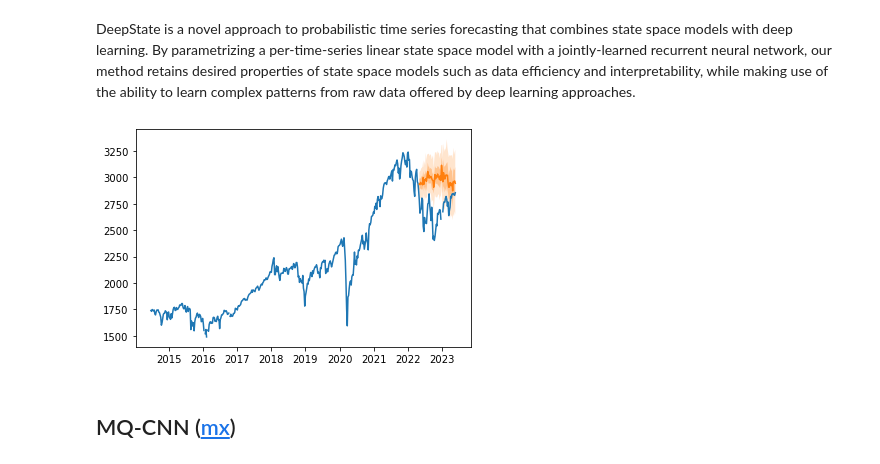
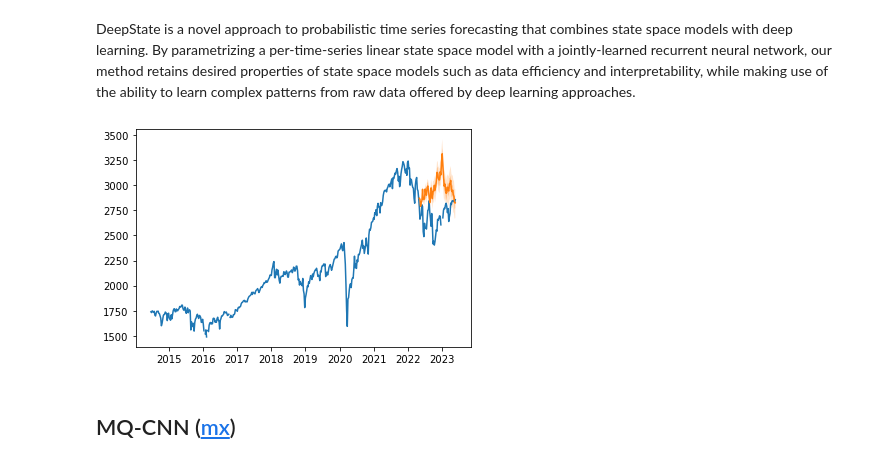
Before and after one commit to jhb300/project_submission_hai_performer, a Jupyter notebook: modelling/modelling_experimentation_v2.ipynb, the cells around one changed output. Drawn from its saved outputs; the diff is of its cells as text; code cells hidden in the pictures.

Commit message:
Fixed multiple Forecast plotting & small fixes & mqcnn

```diff
--- a/modelling/modelling_experimentation_v2.ipynb
+++ b/modelling/modelling_experimentation_v2.ipynb
@@ -238,7 +268,7 @@ num_layers=2
 hidden_size=20
 
 # Trainer specs
-max_epochs = 2
+max_epochs = 100
 lr = 1e-1
 weight_decay = 1e-4
 # %%
@@ -268,11 +298,13 @@ forecasts, tss, agg_metrics = run_experiment(
 )
 # %%
 # Plot forecast
-for ts, forecast in zip(tss, forecasts):
-    plt.plot(ts.to_timestamp())
-    forecast.plot()
+plot_forecast(
+    tss=tss,
+    forecasts=forecasts,
+    # path="./plot.svg",
+)
 # %% [output]
-[figure, old version]
+[figure, new version]
 # %%
 # Add experiment to database store
 experiment_config = Forecast_Experiment(
```
Also changed, not shown: parts of 11 cells of this notebook, 6 other files.
